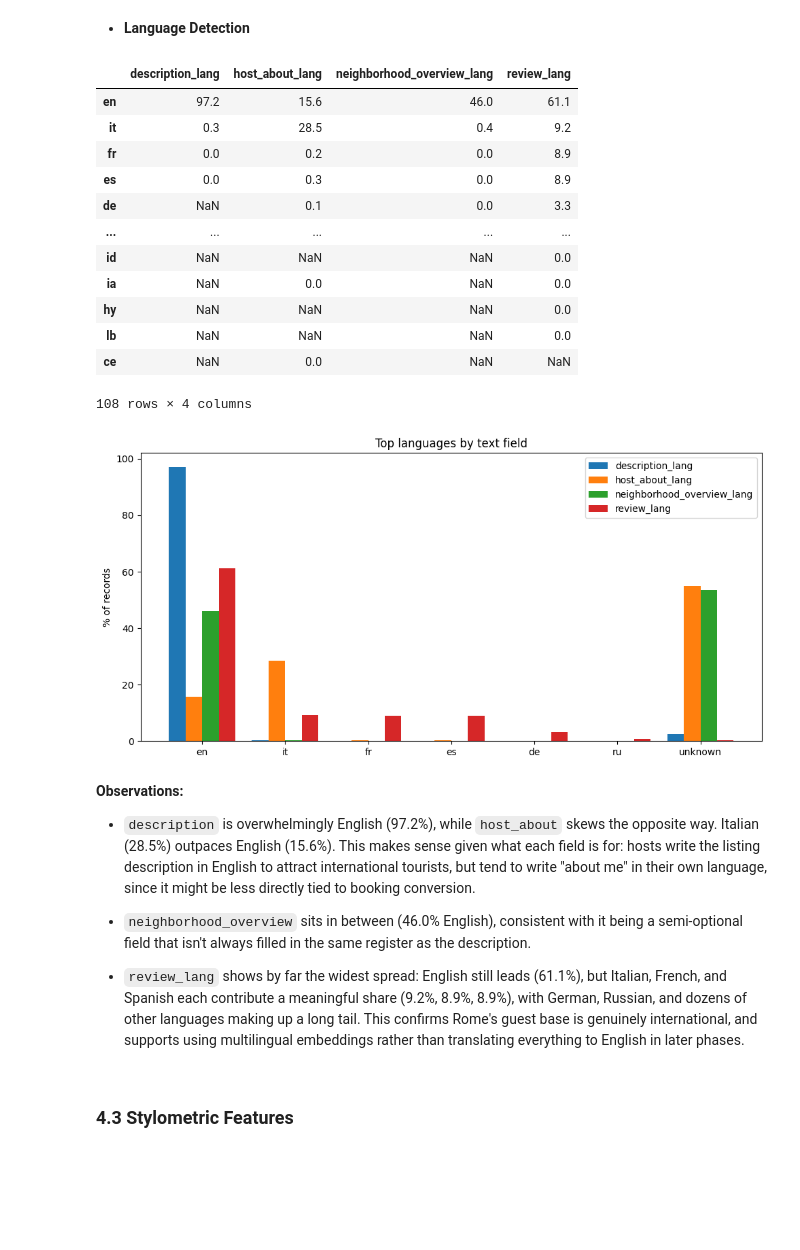
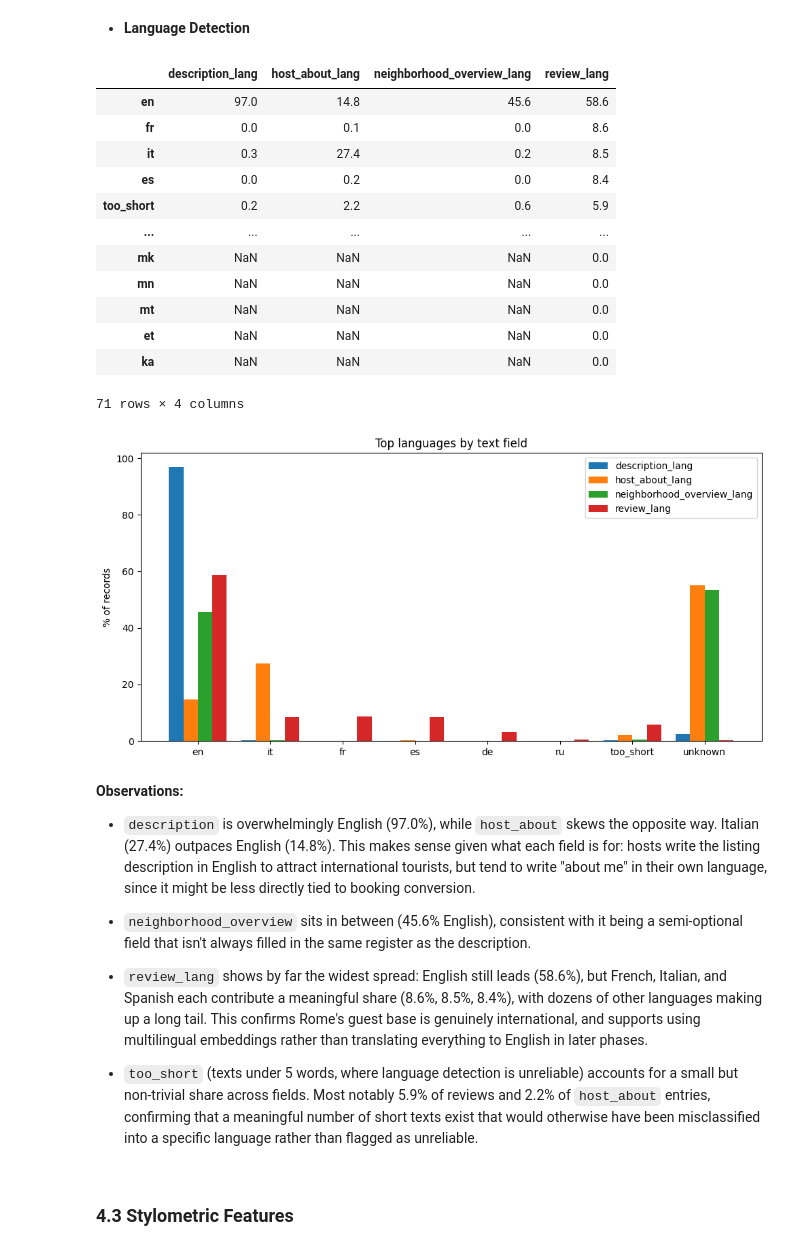
Before and after one commit to pln6/airbnb-market-segmentation-analysis, a Jupyter notebook: notebooks/02_feature_engineering.ipynb, the cells around one changed output. Drawn from its saved outputs; the diff is of its cells as text; code cells hidden in the pictures; blank space fills up the shorter version.

Commit message:
fix: flag texts under 5 words as too_short instead of misdetecting language

```diff
--- a/notebooks/02_feature_engineering.ipynb
+++ b/notebooks/02_feature_engineering.ipynb
@@ -930,12 +930,14 @@ if not os.path.exists(model_path):
 
 lang_model = fasttext.load_model(str(model_path))
 
+MIN_WORDS_FOR_LANG_DETECT = 5
+
 def detect_language(text):
     if pd.isna(text) or text == 'unknown' or str(text).strip() == '':
         return 'unknown'
     text = str(text).replace('\n', ' ').strip()
-    if not text:
-        return 'unknown'
+    if len(text.split()) < MIN_WORDS_FOR_LANG_DETECT:
+        return 'too_short'
     pred = lang_model.predict(text, k=1)
     return pred[0][0].replace('__label__', '')
 
@@ -944,7 +946,7 @@ listings_clean['description_lang'] = listings_clean['description_cleaned'].apply
 listings_clean['host_about_lang'] = listings_clean['host_about_cleaned'].apply(detect_language)
 listings_clean['neighborhood_overview_lang'] = listings_clean['neighborhood_overview_cleaned'].apply(detect_language)
 
-# review-level
+# review-level (full corpus)
 reviews_clean['review_lang'] = reviews_clean['comments_clean'].apply(detect_language)
 
 # combined summary table: top languages across all text fields
@@ -960,55 +962,56 @@ lang_summary = pd.DataFrame({
     for name, series in lang_cols.items()
 })
 
-# sort by the review_lang
 lang_summary = lang_summary.sort_values('review_lang', ascending=False)
 
 display(lang_summary)
 # %% [output]
 |  | description_lang | host_about_lang | neighborhood_overview_lang | review_lang |
-| en | 97.2 | 15.6 | 46.0 | 61.1 |
-| it | 0.3 | 28.5 | 0.4 | 9.2 |
-| fr | 0.0 | 0.2 | 0.0 | 8.9 |
-| es | 0.0 | 0.3 | 0.0 | 8.9 |
-| de | NaN | 0.1 | 0.0 | 3.3 |
+| en | 97.0 | 14.8 | 45.6 | 58.6 |
+| fr | 0.0 | 0.1 | 0.0 | 8.6 |
+| it | 0.3 | 27.4 | 0.2 | 8.5 |
+| es | 0.0 | 0.2 | 0.0 | 8.4 |
+| too_short | 0.2 | 2.2 | 0.6 | 5.9 |
 | ... | ... | ... | ... | ... |
-| id | NaN | NaN | NaN | 0.0 |
-| ia | NaN | 0.0 | NaN | 0.0 |
-| hy | NaN | NaN | NaN | 0.0 |
-| lb | NaN | NaN | NaN | 0.0 |
-| ce | NaN | 0.0 | NaN | NaN |
+| mk | NaN | NaN | NaN | 0.0 |
+| mn | NaN | NaN | NaN | 0.0 |
+| mt | NaN | NaN | NaN | 0.0 |
+| et | NaN | NaN | NaN | 0.0 |
+| ka | NaN | NaN | NaN | 0.0 |
-108 rows × 4 columns
+71 rows × 4 columns
 # %%
-top_langs = ['en', 'it', 'fr', 'es', 'de', 'ru', 'unknown']
+top_langs = ['en', 'it', 'fr', 'es', 'de', 'ru', 'too_short', 'unknown']
 
 lang_chart_data = lang_summary.reindex(top_langs).fillna(0)
 
 fig, ax = plt.subplots(figsize=(10, 5))
 
 x = np.arange(len(top_langs))
 width = 0.2
 
 for i, col in enumerate(lang_cols.keys()):
     ax.bar(x + i * width, lang_chart_data[col], width, label=col)
 
 ax.set_xticks(x + width * 1.5)
 ax.set_xticklabels(top_langs)
 ax.set_ylabel('% of records')
 ax.set_title('Top languages by text field')
 ax.legend()
 
 plt.tight_layout()
 plt.show()
 # %% [output]
-[figure, old version]
+[figure, new version]
 # %% [markdown]
 **Observations:**
 
-- `description` is overwhelmingly English (97.2%), while `host_about` skews the opposite way. Italian (28.5%) outpaces English (15.6%). This makes sense given what each field is for: hosts write the listing description in English to attract international tourists, but tend to write "about me" in their own language, since it might be less directly tied to booking conversion.
+- `description` is overwhelmingly English (97.0%), while `host_about` skews the opposite way. Italian (27.4%) outpaces English (14.8%). This makes sense given what each field is for: hosts write the listing description in English to attract international tourists, but tend to write "about me" in their own language, since it might be less directly tied to booking conversion.
 
-- `neighborhood_overview` sits in between (46.0% English), consistent with it being a semi-optional field that isn't always filled in the same register as the description.
+- `neighborhood_overview` sits in between (45.6% English), consistent with it being a semi-optional field that isn't always filled in the same register as the description.
 
-- `review_lang` shows by far the widest spread: English still leads (61.1%), but Italian, French, and Spanish each contribute a meaningful share (9.2%, 8.9%, 8.9%), with German, Russian, and dozens of other languages making up a long tail. This confirms Rome's guest base is genuinely international, and supports using multilingual embeddings rather than translating everything to English in later phases.
+- `review_lang` shows by far the widest spread: English still leads (58.6%), but French, Italian, and Spanish each contribute a meaningful share (8.6%, 8.5%, 8.4%), with dozens of other languages making up a long tail. This confirms Rome's guest base is genuinely international, and supports using multilingual embeddings rather than translating everything to English in later phases.
+
+- `too_short` (texts under 5 words, where language detection is unreliable) accounts for a small but non-trivial share across fields. Most notably 5.9% of reviews and 2.2% of `host_about` entries, confirming that a meaningful number of short texts exist that would otherwise have been misclassified into a specific language rather than flagged as unreliable.
 # %% [markdown]
 ### 4.3 Stylometric Features
 # %% [markdown]
```
